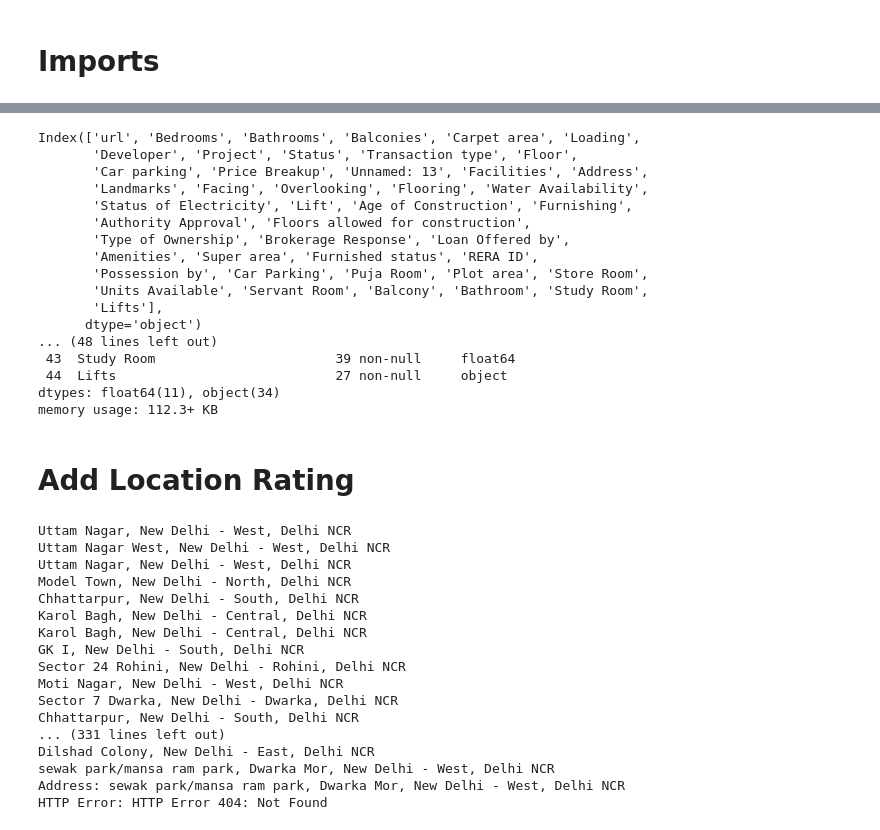
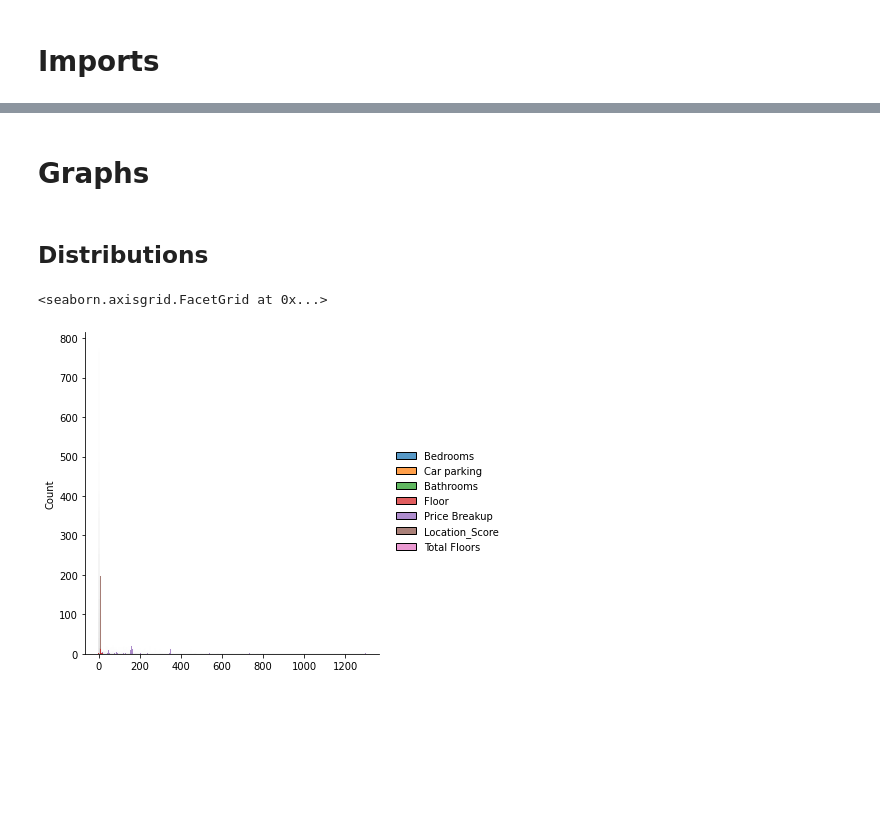
Before and after one commit to AbhinavSE/PropertyAnalysisIP, a Jupyter notebook: Code/EDA/eda1.ipynb, the cells around one changed output, grey strips where cells are left out. Cells and saved outputs as stored; diff of their text form; code cells hidden in the pictures; blank space fills up the shorter version.

```diff
--- a/Code/EDA/eda1.ipynb
+++ b/Code/EDA/eda1.ipynb
@@ -25,43 +20,0 @@ df1 = df.dropna(axis=1, thresh=len(df.columns)//2)
-# %%
-print(df.columns)
-df.info()
-# %% [output]
-Index(['url', 'Bedrooms', 'Bathrooms', 'Balconies', 'Carpet area', 'Loading',
-       'Developer', 'Project', 'Status', 'Transaction type', 'Floor',
-       'Car parking', 'Price Breakup', 'Unnamed: 13', 'Facilities', 'Address',
-       'Landmarks', 'Facing', 'Overlooking', 'Flooring', 'Water Availability',
-       'Status of Electricity', 'Lift', 'Age of Construction', 'Furnishing',
-       'Authority Approval', 'Floors allowed for construction',
-       'Type of Ownership', 'Brokerage Response', 'Loan Offered by',
-       'Amenities', 'Super area', 'Furnished status', 'RERA ID',
-       'Possession by', 'Car Parking', 'Puja Room', 'Plot area', 'Store Room',
-       'Units Available', 'Servant Room', 'Balcony', 'Bathroom', 'Study Room',
-       'Lifts'],
-      dtype='object')
-... (48 lines left out)
- 43  Study Room                       39 non-null     float64
- 44  Lifts                            27 non-null     object
-dtypes: float64(11), object(34)
-memory usage: 112.3+ KB
-# %% [markdown]
-# Add Location Rating
-# %%
-df['Location_Score'] = df['Address'].apply(LocationUtils.get_address_rating)
-# %% [output]
-Uttam Nagar, New Delhi - West, Delhi NCR
-Uttam Nagar West, New Delhi - West, Delhi NCR
-Uttam Nagar, New Delhi - West, Delhi NCR
-Model Town, New Delhi - North, Delhi NCR
-Chhattarpur, New Delhi - South, Delhi NCR
-Karol Bagh, New Delhi - Central, Delhi NCR
-Karol Bagh, New Delhi - Central, Delhi NCR
-GK I, New Delhi - South, Delhi NCR
-Sector 24 Rohini, New Delhi - Rohini, Delhi NCR
-Moti Nagar, New Delhi - West, Delhi NCR
-Sector 7 Dwarka, New Delhi - Dwarka, Delhi NCR
-Chhattarpur, New Delhi - South, Delhi NCR
-... (331 lines left out)
-Dilshad Colony, New Delhi - East, Delhi NCR
-sewak park/mansa ram park, Dwarka Mor, New Delhi - West, Delhi NCR
-Address: sewak park/mansa ram park, Dwarka Mor, New Delhi - West, Delhi NCR
-HTTP Error: HTTP Error 404: Not Found
@@ -69,0 +21,9 @@ df.to_csv('../../Data/magicbricks_lr.csv', index=False)
+# %% [markdown]
+# Graphs
+# %% [markdown]
+## Distributions
+# %%
+sns.displot(df)
+# %% [output]
+<seaborn.axisgrid.FacetGrid at 0x...>
+[figure, added]
```
Also changed, not shown: parts of 6 cells of this notebook, 10 other files.
